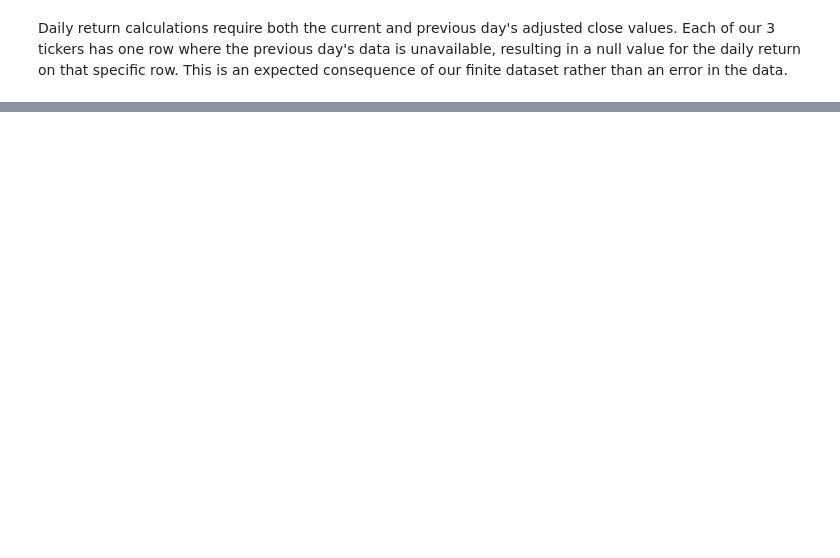
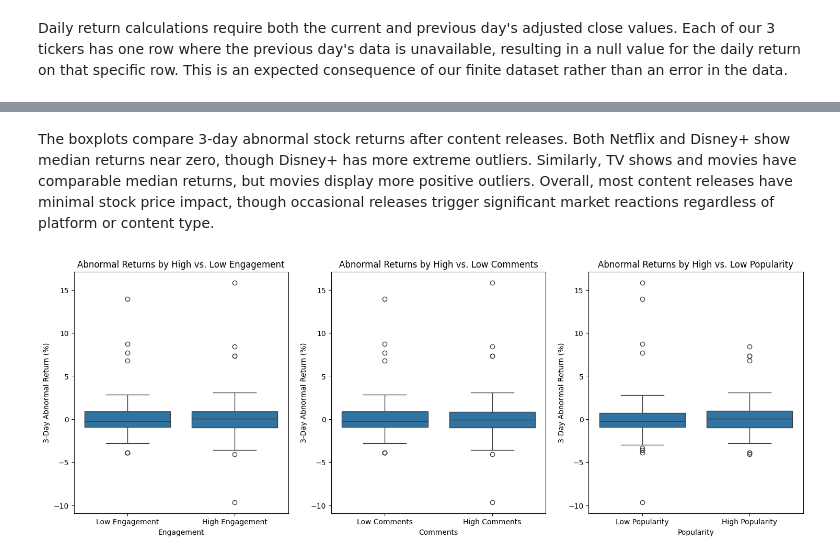
Before and after one commit to Maveluke/JSC370-Project, a Jupyter notebook: preliminary.ipynb, the cells around one changed output, grey strips where cells are left out. Saved outputs shown, nothing was run; the diff lists cells and outputs as text; code cells hidden in the pictures; blank space fills up the shorter version.

```diff
--- a/preliminary.ipynb
+++ b/preliminary.ipynb
@@ -653,0 +500,32 @@ Reddit Engagement Data:
+# %% [markdown]
+The boxplots compare 3-day abnormal stock returns after content releases. Both Netflix and Disney+ show median returns near zero, though Disney+ has more extreme outliers. Similarly, TV shows and movies have comparable median returns, but movies display more positive outliers. Overall, most content releases have minimal stock price impact, though occasional releases trigger significant market reactions regardless of platform or content type.
+# %%
+n_rows = 1
+n_cols = 3
+plt.figure(figsize=(18, 6))
+# High vs. Low Engagement Boxplot
+plt.subplot(n_rows, n_cols, 1)
+sns.boxplot(x='high_engagement', y='abnormal_return', data=merged_data)
+plt.title('Abnormal Returns by High vs. Low Engagement')
+plt.xlabel('Engagement')
+plt.ylabel('3-Day Abnormal Return (%)')
+plt.xticks([0, 1], ['Low Engagement', 'High Engagement'])
+
+# High vs. Low Comments Boxplot
+plt.subplot(n_rows, n_cols, 2)
+sns.boxplot(x='high_comments', y='abnormal_return', data=merged_data)
+plt.title('Abnormal Returns by High vs. Low Comments')
+plt.xlabel('Comments')
+plt.ylabel('3-Day Abnormal Return (%)')
+plt.xticks([0, 1], ['Low Comments', 'High Comments'])
+
+# High vs. Low Popularity Boxplot
+plt.subplot(n_rows, n_cols, 3)
+sns.boxplot(x='high_popularity', y='abnormal_return', data=merged_data)
+plt.title('Abnormal Returns by High vs. Low Popularity')
+plt.xlabel('Popularity')
+plt.ylabel('3-Day Abnormal Return (%)')
+plt.xticks([0, 1], ['Low Popularity', 'High Popularity'])
+plt.show()
+# %% [output]
+[figure, added]
```
Also changed, not shown: parts of 26 cells of this notebook, 4 other files.
